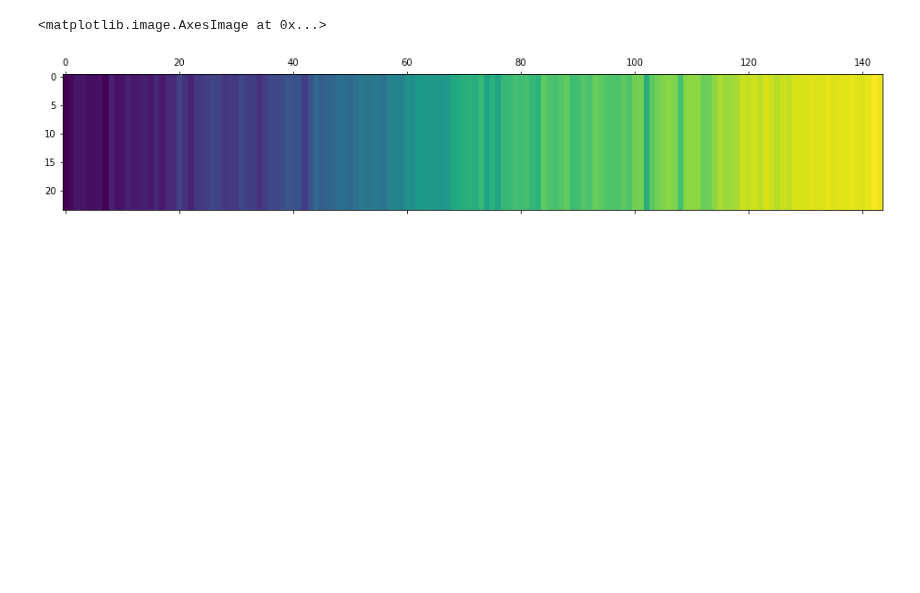
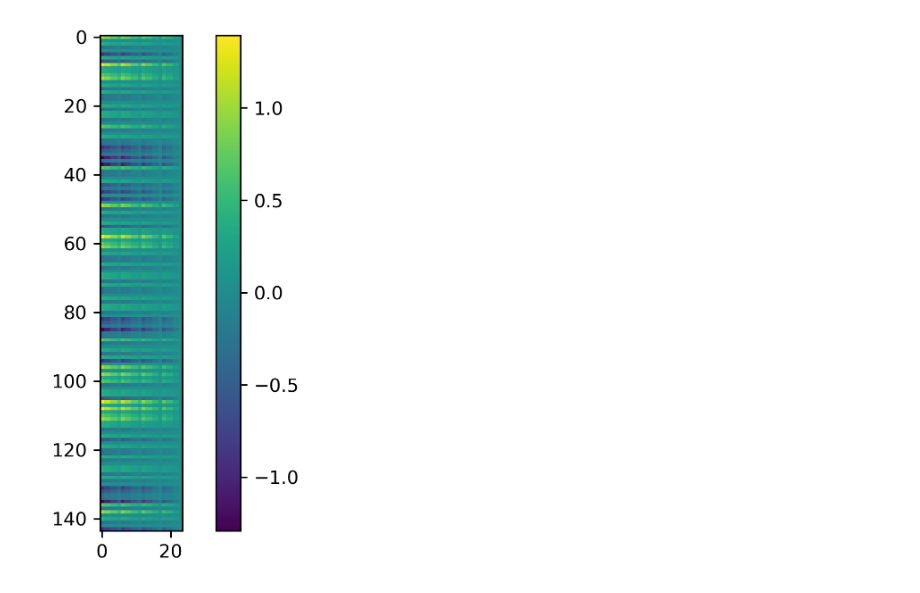
Before and after one commit to blake-holman/ED_Adversaries, a Jupyter notebook: Adversary.ipynb, the cells around one changed output. Cells and saved outputs as stored; diff of their text form; code cells hidden in the pictures; blank space fills up the shorter version.

```diff
--- a/Adversary.ipynb
+++ b/Adversary.ipynb
@@ -3,9 +3,16 @@ import numpy as np
 import itertools
 from math import comb
 import matplotlib.pyplot as plt
+import scipy
+import matplotlib as mpl
+mpl.rcParams['figure.dpi'] = 300
 # %%
-n=3
+n=4
+def sort_funcs(func):
+    return ''.join(str(i) for i in func)
+
 permutations = list(itertools.permutations(list(range(n))))
+permutations.sort()
 yes_family = {permutations[i]: i for i in range(len(permutations))}
 no_family = set()
 
@@ -18,15 +25,18 @@ for permutation in permutations:
                 no_family.add(tuple(permutation[:i] + [v] + permutation[i+1:]))
 
 no_family = list(no_family)
+no_family.sort(key=sort_funcs)
 # print(no_family)
 no_family = {no_family[i]: i for i in range(len(no_family))}
 # %%
 # generates a list of all partial injective functions [n] to [n] with domain size k
+# format: (inputs, outputs) such that f(intputs[i]) = f(outputs[i])
 def all_injective(n, k):
     print(k)
     injectives_single = list(itertools.combinations(list(range(n)), k))
     return list(itertools.product(injectives_single, injectives_single))
 
+# outputs ids for the functions from family agree with the partial function
 def get_agreeable_indices(partial_injective, family):
     indices = []
     for function, i in family.items():
@@ -36,10 +46,12 @@ def get_agreeable_indices(partial_injective, family):
             if function[index] != output:
                 agree = False
                 break
+
         if agree:
             indices.append(i)
     return indices
 
+# outputs the v_a and w_a vectors. In retrospect, these vectors aren't orthogonal
 def get_basis_vector(partial_injective, family, n):
     agreeable = get_agreeable_indices(partial_injective, family)
     basis_vector = np.zeros(len(family))
@@ -47,20 +59,22 @@ def get_basis_vector(partial_injective, family, n):
         basis_vector[i] = 1
     return basis_vector / np.sqrt(len(agreeable))
 
-def gram_schmidt_columns(X):
-    Q, R = np.linalg.qr(X)
-    return Q
 
+
+# outputs projection onto the space spanned by no-instances that agree with k-sized partial injective functions
 def no_space_projection(k, no_fam, n):
     projection = np.zeros((len(no_fam), len(no_fam)))
     all_partial_injectives = all_injective(n, k)
     no_vects = [get_basis_vector(injective, no_fam, n) for injective in all_partial_injectives]
     no_vects = np.asmatrix(no_vects).T
-    print(no_vects)
-    ortho_basis = gram_schmidt_columns(no_vects)
-    print('mat', ortho_basis)
-    basis_vectors = [np.asmatrix(ortho_basis[:][i]) for i in range(ortho_basis.shape[1])]
-    print('blah', basis_vectors[0])
+    # print(no_vects)
+    ortho_basis = scipy.linalg.orth(no_vects)
+    # print(ortho_basis)
+    # print('mat', ortho_basis)
+    basis_vectors = [np.asmatrix(ortho_basis)[:,i] for i in range(ortho_basis.shape[1])]
+    # print(ortho_basis)
+    for v in basis_vectors:
+        projection += v @ v.T
     return projection
 
 def L_matrix(k, yes_fam, no_fam, n):
@@ -70,6 +84,8 @@ def L_matrix(k, yes_fam, no_fam, n):
         for injective_2 in all_partial_injectives:
             v = get_basis_vector(injective_1, yes_fam, n)
             u = get_basis_vector(injective_2, no_fam, n)
+            # print(v)
+            # input(np.asmatrix(v).T @ np.asmatrix(u))
             projection = projection + np.asmatrix(v).T @ np.asmatrix(u)
 
     return projection
@@ -80,12 +96,12 @@ def H_projection(k, no_fam, n):
           return A_k
     I = np.identity(len(no_fam))
     A_km1 = no_space_projection(k-1, no_fam, n)
-    return A_k @ (I- A_km1)
+    return A_k @ (I - A_km1)
 
 def get_adversary_matrix(n, yes_fam, no_fam):
     adv_mat = np.zeros((len(yes_fam), len(no_fam)))
-    target = int(n**(2/3))
-    print(target)
+    target = int(n**(2/3))+1
+    print('target', target)
     for k in range(target):
         adv_mat = adv_mat + (target - k) * L_matrix(k, yes_fam, no_fam, n) @ H_projection(k, no_fam, n)
     return adv_mat
@@ -112,5 +137,6 @@ blah [[-0.23570226]]
 # %%
-plt.matshow(G)
+plt.imshow(G.T)
+plt.colorbar()
+plt.savefig('adv_mat.png')
 # %% [output]
-<matplotlib.image.AxesImage at 0x...>
-[figure, old version]
+[figure, new version]
```
Also changed, not shown: parts of 1 cell of this notebook, 3 other files.
